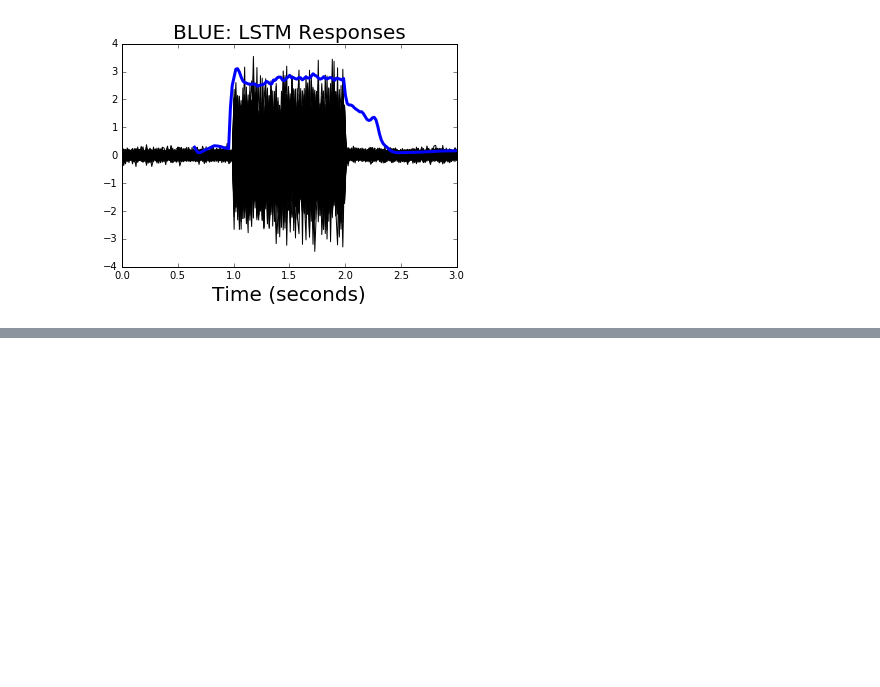
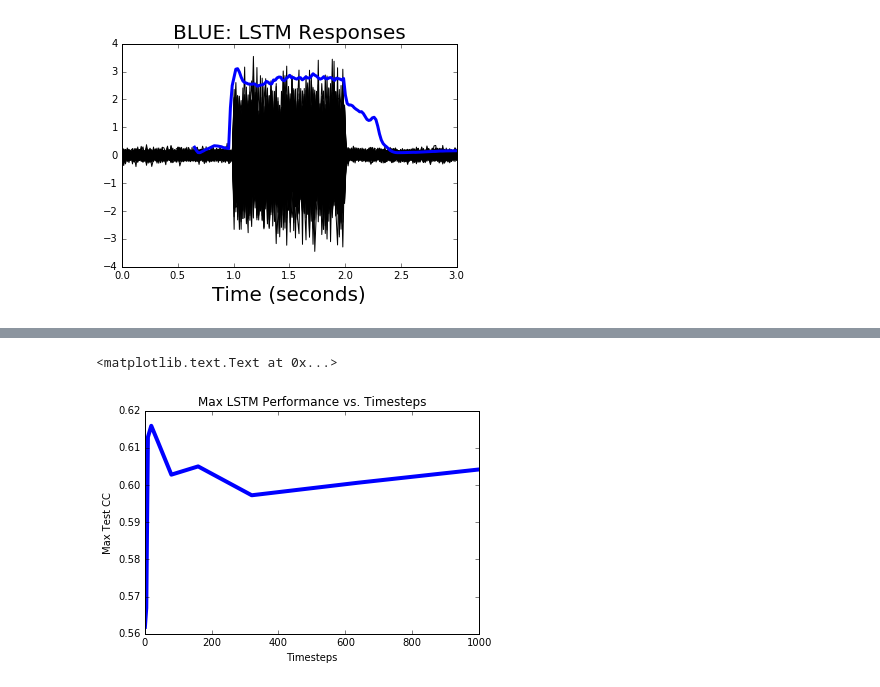
Before and after one commit to baccuslab/deep-retina, a Jupyter notebook: notebooks/LSTM_visualizations/LSTM visualizations.ipynb, the cells around one changed output, grey strips where cells are left out. Cells and saved outputs as stored; diff of their text form; code cells hidden in the pictures; blank space fills up the shorter version.

Commit message:
Adding LSTM performance to visualizations

```diff
--- a/notebooks/LSTM_visualizations/LSTM visualizations.ipynb
+++ b/notebooks/LSTM_visualizations/LSTM visualizations.ipynb
@@ -434,0 +478,10 @@ plt.title('BLUE: LSTM Responses', fontsize=20)
+# %%
+timesteps = [1, 5, 10, 20, 40, 80, 160, 320, 640, 1000]
+testcc = [0.561874994, 0.566935455, 0.612876339, 0.615914423, 0.611572801, 0.602780552, 0.604998847, 0.597239874, 0.60063724, 0.604186998]
+plt.plot(timesteps, testcc, linewidth=4.0)
+plt.xlabel("Timesteps")
+plt.ylabel("Max Test CC")
+plt.title("Max LSTM Performance vs. Timesteps")
+# %% [output]
+<matplotlib.text.Text at 0x...>
+[figure, added]
```
Also changed, not shown: parts of 14 cells of this notebook, 3 other files.
